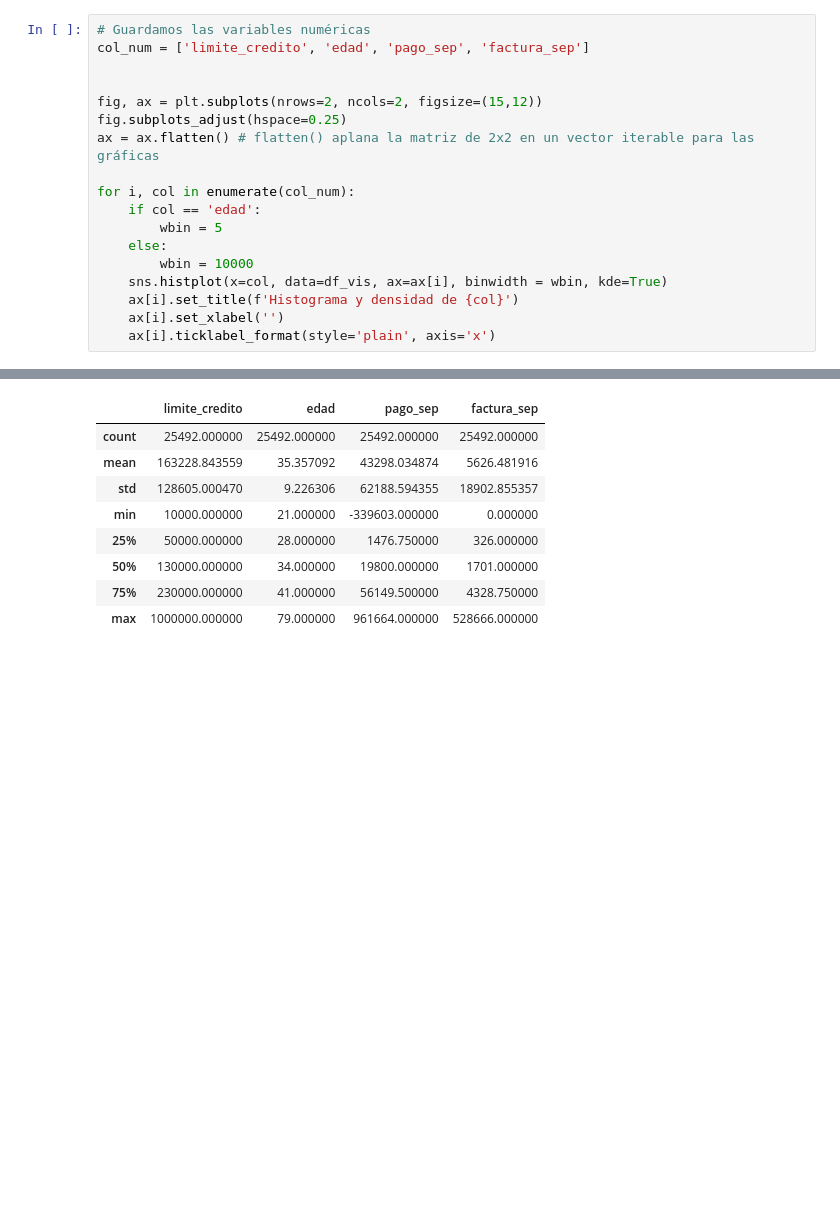
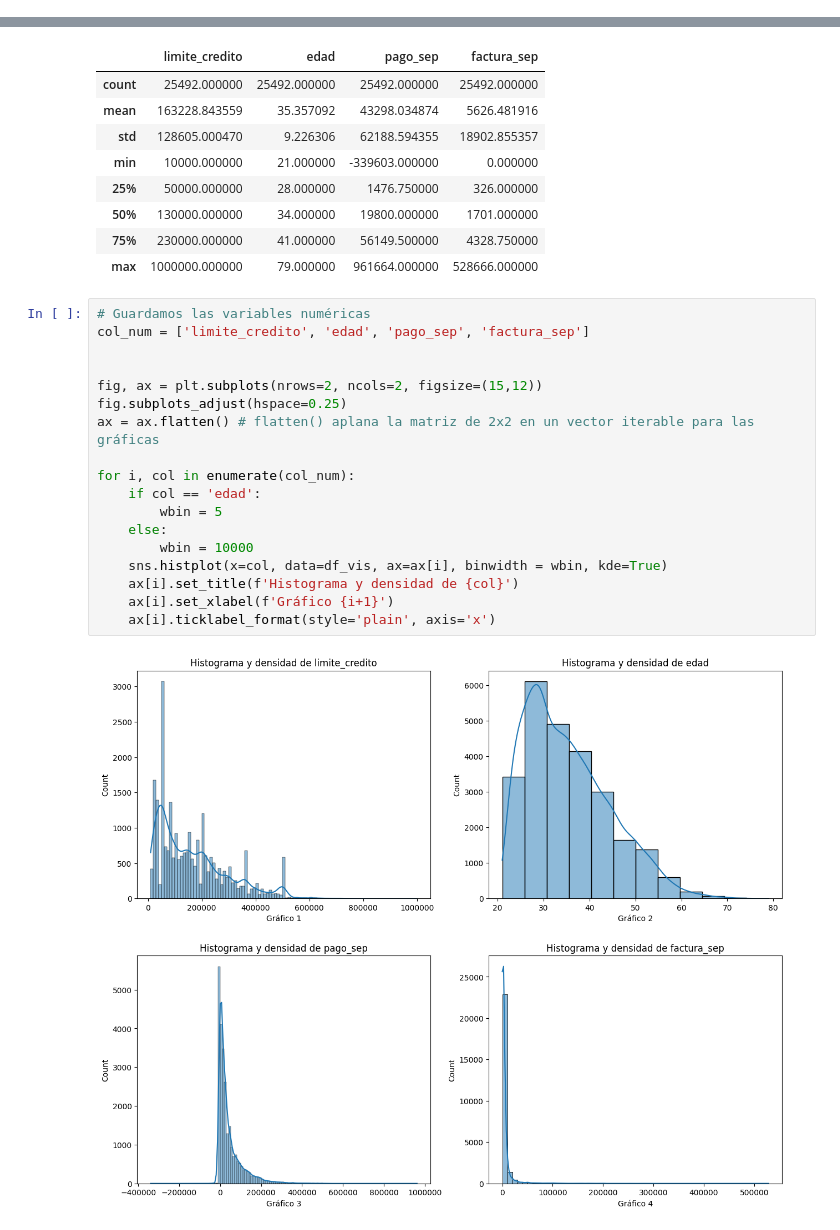
Before and after one commit to matvergara/CreditDefault-IAA-TPF, a Jupyter notebook: notebooks/02-eda.ipynb, the cells around one changed output, grey strips where cells are left out. Cells and saved outputs as stored; diff of their text form; blank space fills up the shorter version.

```diff
--- a/notebooks/02-eda.ipynb
+++ b/notebooks/02-eda.ipynb
@@ -82,21 +82,3 @@ Niveles de las variables de interés:
 - 'estado_civil': 3 (Casado, Soltero, Otros). La mayor parte de los clientes son solteros
 - 'default_oct': 2 (Sí, No). La gran mayoría de los clientes no caen en default en octubre. Aca se evidencia un desbalance entre las clases de la variable a predecir que deberá ser tenido en cuenta a la hora de desarrollar un modelo de ML
 - 'meses_deuda_sep': (Sin Uso, Pago Mínimo, Pago al día, X meses). La gran mayoría de los clientes presenta el pago mínimo de su tarjeta en el mes de septiembre.
-# %%
-# Guardamos las variables numéricas
-col_num = ['limite_credito', 'edad', 'pago_sep', 'factura_sep']
-
-
-fig, ax = plt.subplots(nrows=2, ncols=2, figsize=(15,12))
-fig.subplots_adjust(hspace=0.25)
-ax = ax.flatten() # flatten() aplana la matriz de 2x2 en un vector iterable para las gráficas
-
-for i, col in enumerate(col_num):
-    if col == 'edad':
-        wbin = 5
-    else:
-        wbin = 10000
-    sns.histplot(x=col, data=df_vis, ax=ax[i], binwidth = wbin, kde=True)
-    ax[i].set_title(f'Histograma y densidad de {col}')
-    ax[i].set_xlabel('')
-    ax[i].ticklabel_format(style='plain', axis='x')
@@ -115,3 +95,23 @@ df.drop(columns=col_cat).describe()
 | 50% | 130000.000000 | 34.000000 | 19800.000000 | 1701.000000 |
 | 75% | 230000.000000 | 41.000000 | 56149.500000 | 4328.750000 |
 | max | 1000000.000000 | 79.000000 | 961664.000000 | 528666.000000 |
+# %%
+# Guardamos las variables numéricas
+col_num = ['limite_credito', 'edad', 'pago_sep', 'factura_sep']
+
+
+fig, ax = plt.subplots(nrows=2, ncols=2, figsize=(15,12))
+fig.subplots_adjust(hspace=0.25)
+ax = ax.flatten() # flatten() aplana la matriz de 2x2 en un vector iterable para las gráficas
+
+for i, col in enumerate(col_num):
+    if col == 'edad':
+        wbin = 5
+    else:
+        wbin = 10000
+    sns.histplot(x=col, data=df_vis, ax=ax[i], binwidth = wbin, kde=True)
+    ax[i].set_title(f'Histograma y densidad de {col}')
+    ax[i].set_xlabel(f'Gráfico {i+1}')
+    ax[i].ticklabel_format(style='plain', axis='x')
+# %% [output]
+[figure, new version]
```
Also changed, not shown: parts of 4 cells of this notebook.
